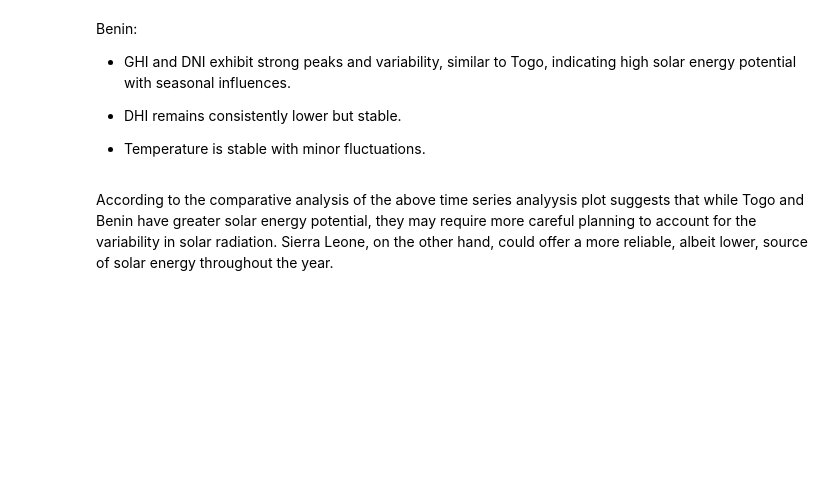
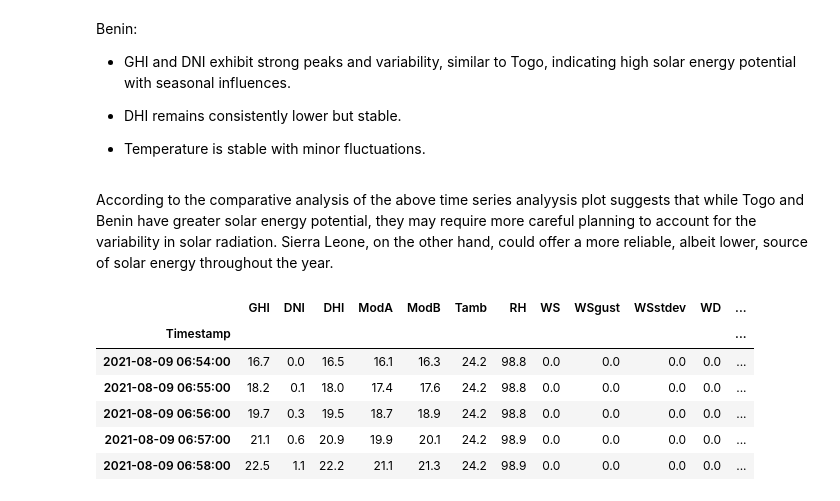
Before and after one commit to epythonlab/Kifiya-AIM-2, a Jupyter notebook: notebooks/week0.ipynb, the cells around one changed output. Drawn from its saved outputs; the diff is of its cells as text; code cells hidden in the pictures; blank space fills up the shorter version.

```diff
--- a/notebooks/week0.ipynb
+++ b/notebooks/week0.ipynb
@@ -377,5 +377,15 @@ Benin:
 - Temperature is stable with minor fluctuations.
 # %% [markdown]
 According to the comparative analysis of the above time series analyysis plot suggests that while Togo and Benin have greater solar energy potential, they may require more careful planning to account for the variability in solar radiation. Sierra Leone, on the other hand, could offer a more reliable, albeit lower, source of solar energy throughout the year.
+# %%
+benin_df.head()
+# %% [output]
+|  | GHI | DNI | DHI | ModA | ModB | Tamb | RH | WS | WSgust | WSstdev | WD | ... |
+| Timestamp |  |  |  |  |  |  |  |  |  |  |  | ... |
+| 2021-08-09 06:54:00 | 16.7 | 0.0 | 16.5 | 16.1 | 16.3 | 24.2 | 98.8 | 0.0 | 0.0 | 0.0 | 0.0 | ... |
+| 2021-08-09 06:55:00 | 18.2 | 0.1 | 18.0 | 17.4 | 17.6 | 24.2 | 98.8 | 0.0 | 0.0 | 0.0 | 0.0 | ... |
+| 2021-08-09 06:56:00 | 19.7 | 0.3 | 19.5 | 18.7 | 18.9 | 24.2 | 98.8 | 0.0 | 0.0 | 0.0 | 0.0 | ... |
+| 2021-08-09 06:57:00 | 21.1 | 0.6 | 20.9 | 19.9 | 20.1 | 24.2 | 98.9 | 0.0 | 0.0 | 0.0 | 0.0 | ... |
+| 2021-08-09 06:58:00 | 22.5 | 1.1 | 22.2 | 21.1 | 21.3 | 24.2 | 98.9 | 0.0 | 0.0 | 0.0 | 0.0 | ... |
 # %%
 from plot import plot_cleaning_impact
```
Also changed, not shown: parts of 1 cell of this notebook.
